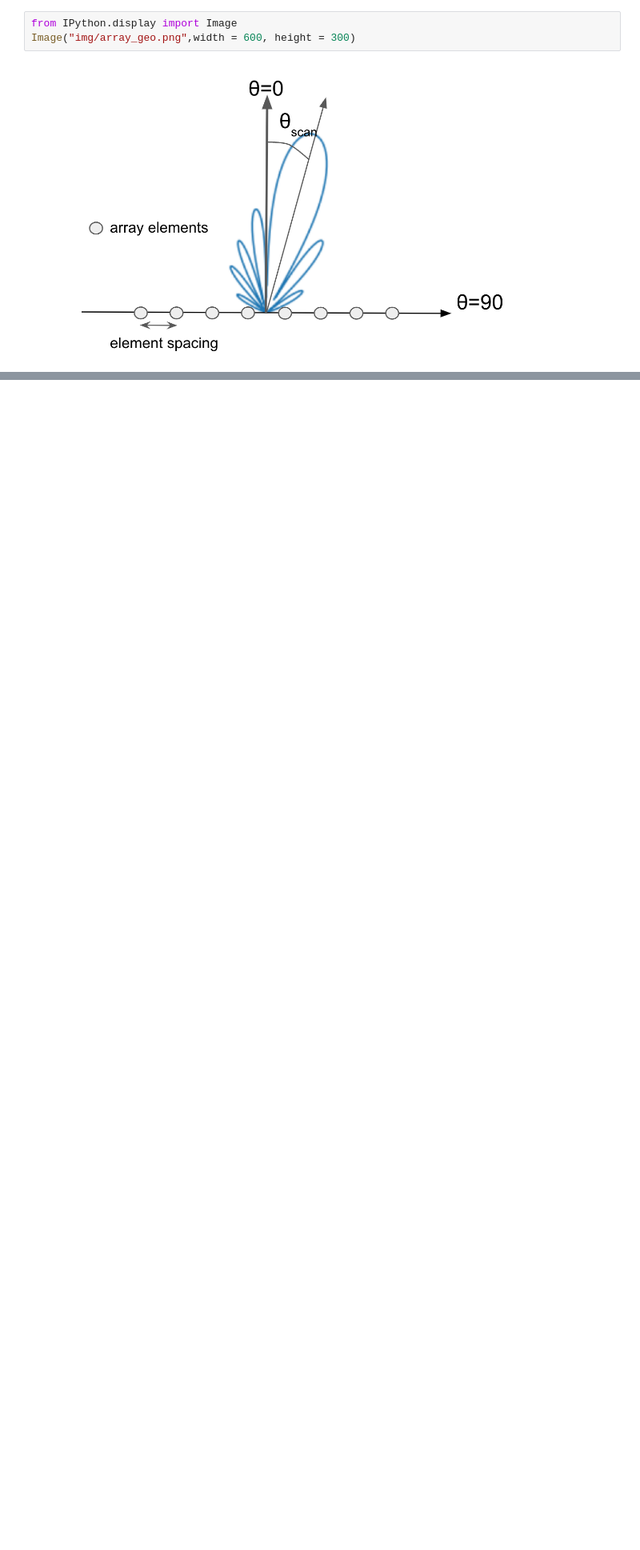
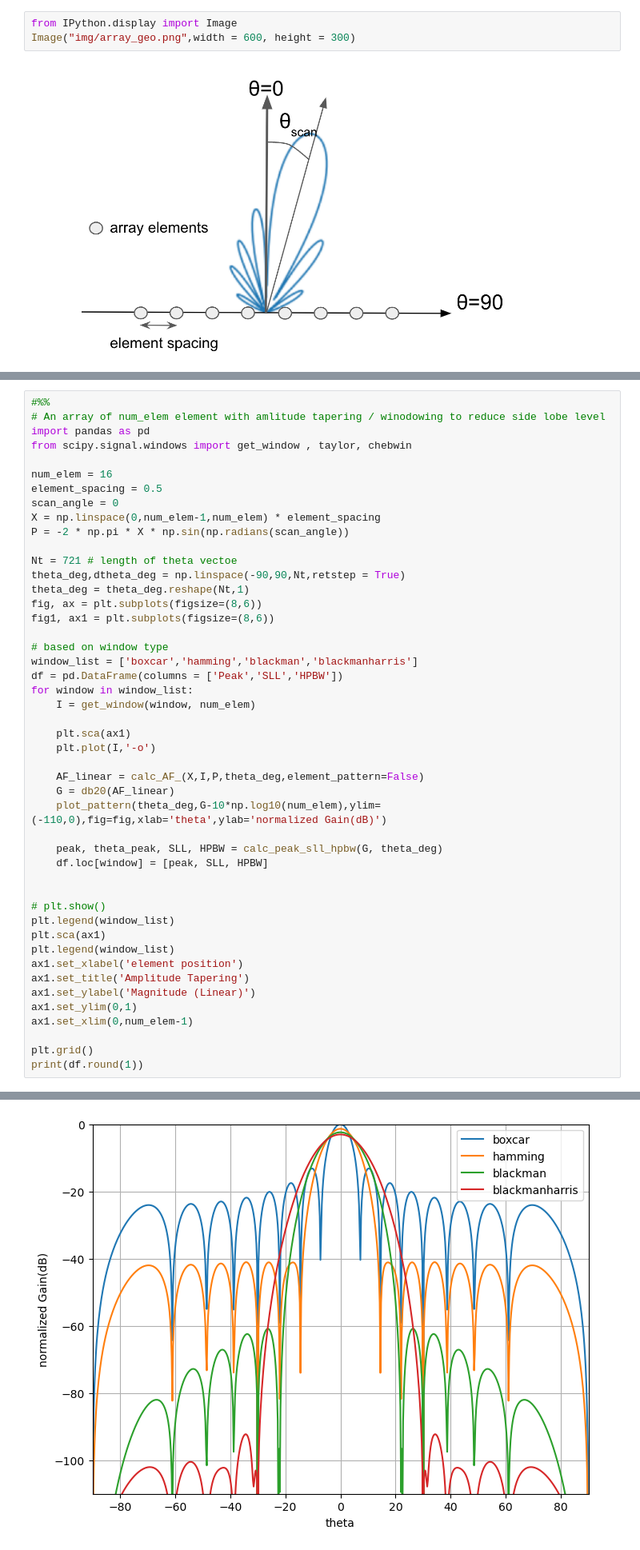
Before and after one commit to mimfar/antenna_array, a Jupyter notebook: Examples.ipynb, the cells around one changed output, grey strips where cells are left out. Shown at 80% size. Drawn from its saved outputs; the diff is of its cells as text; blank space fills up the shorter version.

Commit message:
Adss amplitude tapering to get low SLL

```diff
--- a/Examples.ipynb
+++ b/Examples.ipynb
@@ -128,0 +143,48 @@ ax_inset.set_xlabel('x(wavelength)');
+# %%
+#%%
+# An array of num_elem element with amlitude tapering / winodowing to reduce side lobe level
+import pandas as pd
+from scipy.signal.windows import get_window , taylor, chebwin
+
+num_elem = 16
+element_spacing = 0.5
+scan_angle = 0
+X = np.linspace(0,num_elem-1,num_elem) * element_spacing
+P = -2 * np.pi * X * np.sin(np.radians(scan_angle))
+
+Nt = 721 # length of theta vectoe
+theta_deg,dtheta_deg = np.linspace(-90,90,Nt,retstep = True)
+theta_deg = theta_deg.reshape(Nt,1)
+fig, ax = plt.subplots(figsize=(8,6))
+fig1, ax1 = plt.subplots(figsize=(8,6))
+
+# based on window type
+window_list = ['boxcar','hamming','blackman','blackmanharris']
+df = pd.DataFrame(columns = ['Peak','SLL','HPBW'])
+for window in window_list:
+    I = get_window(window, num_elem)
+
+    plt.sca(ax1)
+    plt.plot(I,'-o')
+
+    AF_linear = calc_AF_(X,I,P,theta_deg,element_pattern=False)
+    G = db20(AF_linear)
+    plot_pattern(theta_deg,G-10*np.log10(num_elem),ylim=(-110,0),fig=fig,xlab='theta',ylab='normalized Gain(dB)')
+
+    peak, theta_peak, SLL, HPBW = calc_peak_sll_hpbw(G, theta_deg)
+    df.loc[window] = [peak, SLL, HPBW]
+
+
+# plt.show()
+plt.legend(window_list)
+plt.sca(ax1)
+plt.legend(window_list)
+ax1.set_xlabel('element position')
+ax1.set_title('Amplitude Tapering')
+ax1.set_ylabel('Magnitude (Linear)')
+ax1.set_ylim(0,1)
+ax1.set_xlim(0,num_elem-1)
+
+plt.grid()
+print(df.round(1))
+# %% [output]
@@ -128,0 +196 @@ ax_inset.set_xlabel('x(wavelength)');
+[figure, added]
```
Also changed, not shown: parts of 9 cells of this notebook, 3 other files.
